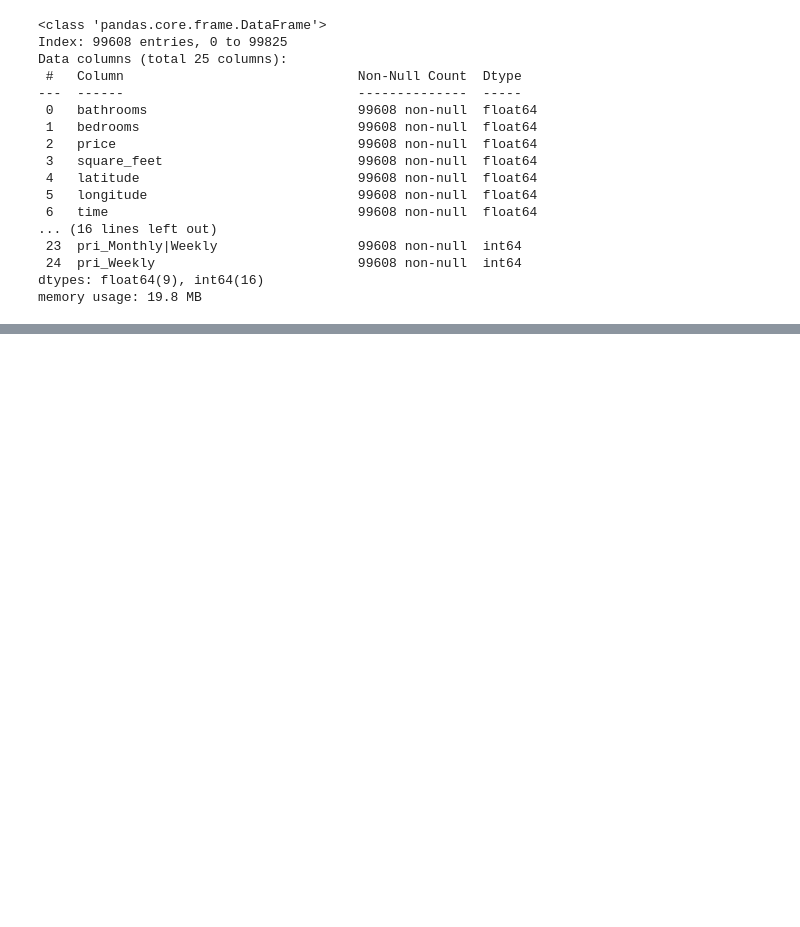
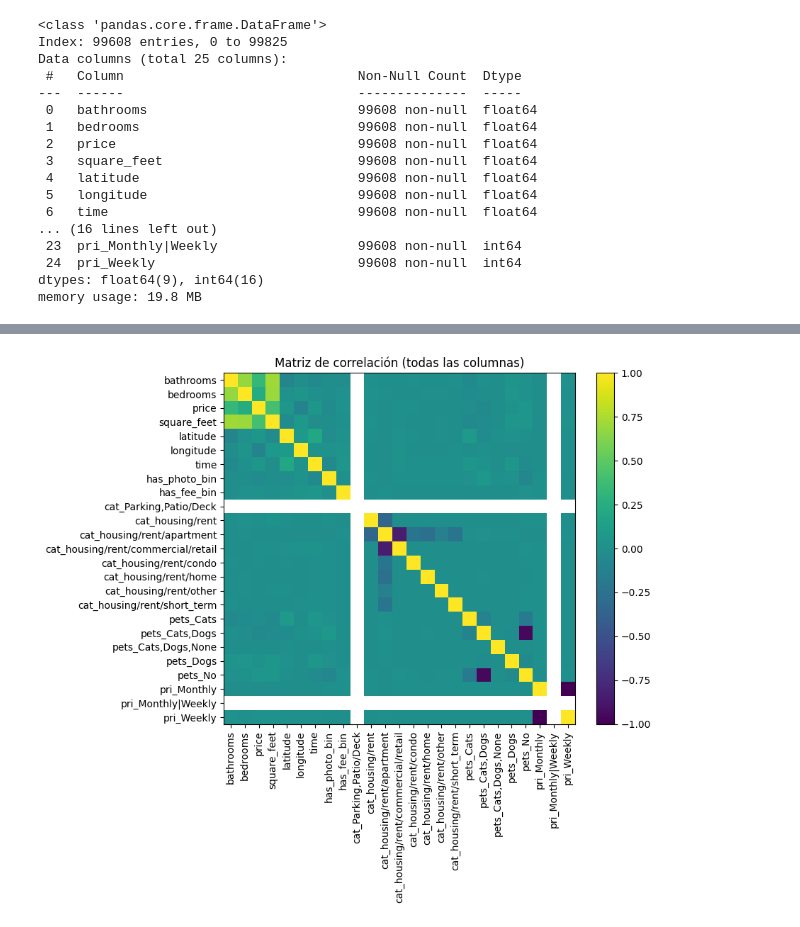
Before and after one commit to DMzeroone/Mlopstrabajofinal, a Jupyter notebook: notebooks/mlopstrabajofinal.ipynb, the cells around one changed output, grey strips where cells are left out. Drawn from its saved outputs; the diff is of its cells as text; code cells hidden in the pictures; blank space fills up the shorter version.

```diff
--- a/notebooks/mlopstrabajofinal.ipynb
+++ b/notebooks/mlopstrabajofinal.ipynb
@@ -185,0 +263,5 @@ datosclean.to_csv('dataset.csv', sep='|')
+# %%
+df = datosclean.copy()
+
+print(f"Filas: {df.shape[0]} | Columnas: {df.shape[1]}")
+display(df.dtypes.to_frame("dtype").T)
@@ -185,0 +370,6 @@ datosclean.to_csv('dataset.csv', sep='|')
+# %%
+##Correlaciones objetivo (price)
+#Correlación con el
+corr_full = df.corr(numeric_only=True)
+corr_price = corr_full["price"].drop("price").sort_values(key=lambda s: s.abs(), ascending=False)
+display(pd.DataFrame({"corr_con_price": corr_price}).head(20))
@@ -185,0 +396,10 @@ datosclean.to_csv('dataset.csv', sep='|')
+# %%
+plt.figure(figsize=(10,8))
+im = plt.imshow(corr_full, interpolation='nearest')
+plt.colorbar(im, fraction=0.046, pad=0.04)
+plt.xticks(range(len(corr_full.columns)), corr_full.columns, rotation=90)
+plt.yticks(range(len(corr_full.index)), corr_full.index)
+plt.title("Matriz de correlación (todas las columnas)")
+plt.tight_layout(); plt.show()
+# %% [output]
+[figure, added]
```
Also changed, not shown: parts of 16 cells of this notebook.
